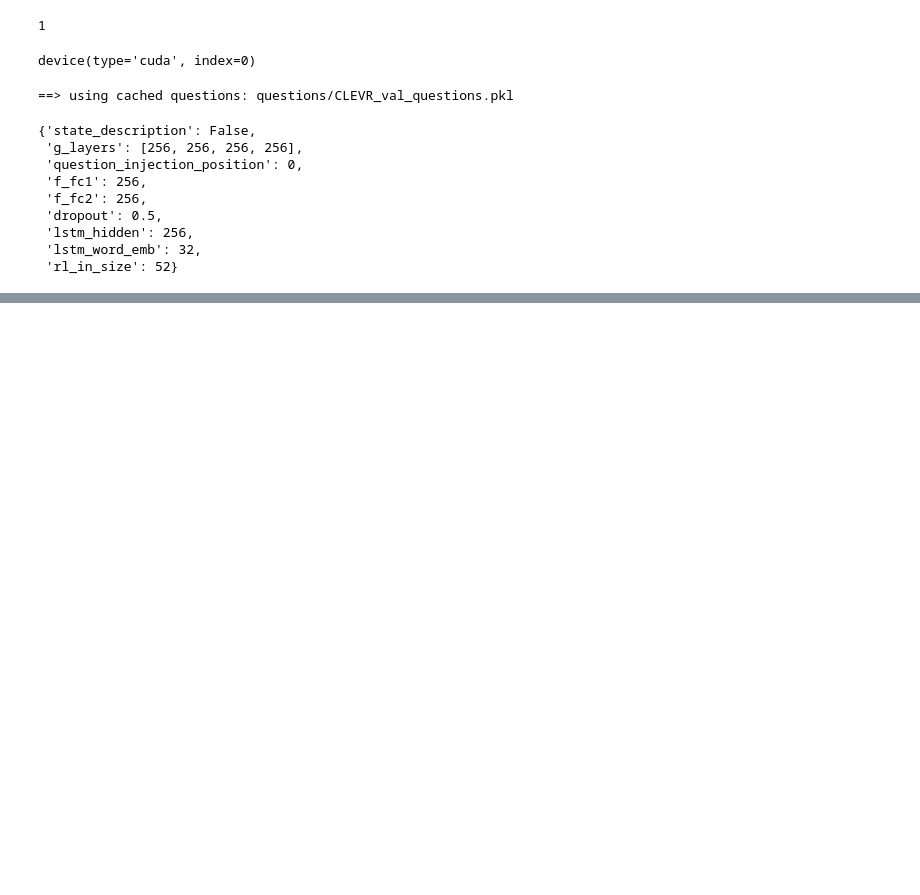
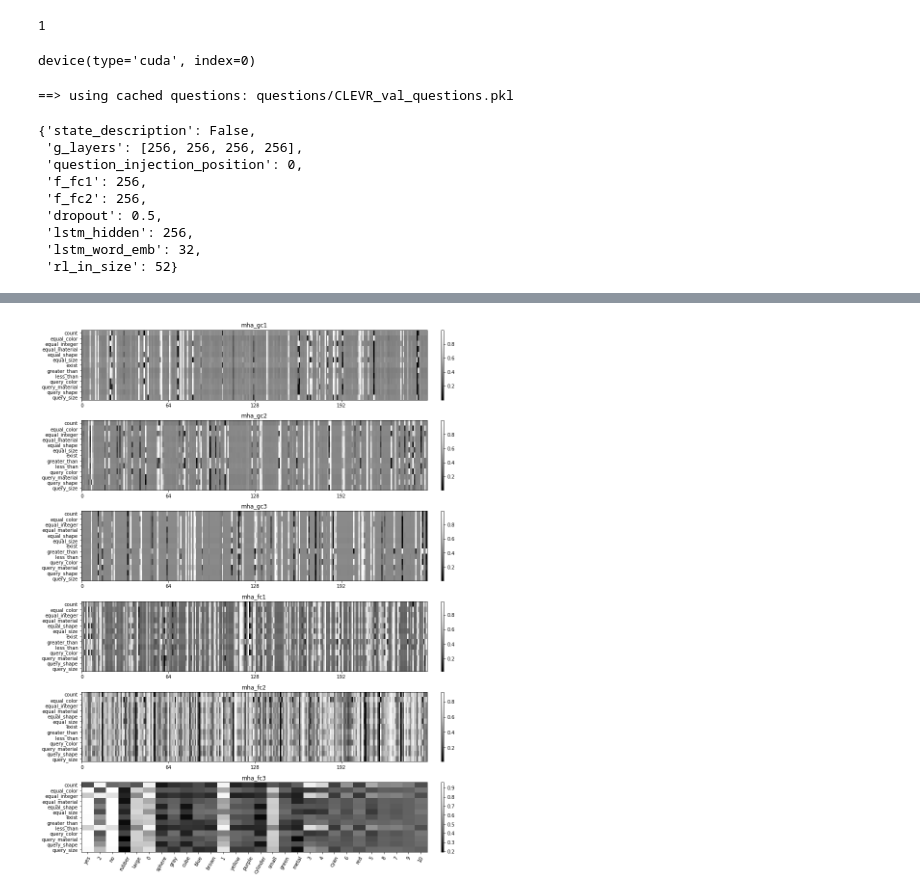
Before and after one commit to fcorencoret/dynamic-rn, a Jupyter notebook: visualizaciones.ipynb, the cells around one changed output, grey strips where cells are left out. Drawn from its saved outputs; the diff is of its cells as text; code cells hidden in the pictures; blank space fills up the shorter version.

Commit message:
visualize weigths

```diff
--- a/visualizaciones.ipynb
+++ b/visualizaciones.ipynb
@@ -104,8 +105,8 @@ device(type='cuda', index=0)
 selected_ds_per_qtype, dictionaries = init_selected_datasets(
     '/mnt/nas2/GrimaRepo/datasets/CLEVR_v1.0',
     # '/Users/sebamenabar/Documents/datasets/CLEVR/CLEVR_v1.0/',
-    '/home/fcorencoret/RelationNetworks-CLEVR/questions/CLEVR_built_dictionaries.pkl',
-    # 'viz/CLEVR_built_dictionaries.pkl',
+#     '/home/fcorencoret/RelationNetworks-CLEVR/questions/CLEVR_built_dictionaries.pkl',
+    'viz/CLEVR_built_dictionaries.pkl',
     'viz/selected_idxs_per_qtype.json',
 )
 
@@ -135,9 +136,10 @@ hyp
 # hyp['lstm_hidden'] = 128
 model = load_model(
     RN(args, hyp),
-    # '/mnt/nas2/GrimaRepo/jahurtado/codes/dynamic-rn/Norm_learn_reg_sb_0.1/best_weights.pth',
     '/home/fcorencoret/RelationNetworks-CLEVR/Norm_L1_0.1_sb_0.5/best_weights.pth',
-    [device],
+#     '/home/rmanterola/repos/dynamic-rn/nRelu_Norm_L1_0.1_sb_0.5/best_weights.pth',
+#     data_parallel=False,
+    device_ids=[device],
 )
 # %% [output]
 Supposing original DeepMind model
@@ -154,7 +154,7 @@ res = compute_mid_results(
     selected_ds_per_qtype,
     bsz=128,
     device=device,
-    samples_per_qtype=256,
+    samples_per_qtype=1,
     with_identity=True,
     # with_attention=False,
 )
@@ -161,2 +163,7 @@ res = compute_mid_results(
+# %%
+import collections
+res_mask = collections.OrderedDict({k : v for k,v in res.items() if ('question' not in k and 'answer' not in k)})
+res_questions = collections.OrderedDict({k.replace('_question', '') : v for k,v in res.items() if 'question' in k})
+res_answers = collections.OrderedDict({k.replace('_answer', '') : v for k,v in res.items() if 'answer' in k})
 # %%
 metrics = get_all_metrics(
@@ -164,10 +171,12 @@ metrics = get_all_metrics(
     # mha_names=[],
 )
 # %%
-fig, axes = plot_masks_per_qtype(res, adict=dictionaries[1])
-fig.suptitle(f'{model_name} - Mean Mask per Question')
+fig, axes = plot_masks_per_qtype(res_mask, adict=dictionaries[1])
+# fig.suptitle(f'{model_name} - Mean Mask per Question')
 fig.show()
-fig.savefig(f'images/{model_folder}/mean_mask_per_question.jpg', dpi=200)
+# fig.savefig(f'images/{model_folder}/mean_mask_per_question.jpg', dpi=200)
+# %% [output]
+[figure, added]
 # %%
 fig, axes = plot_masks_histograms(metrics['agg_metrics'])
 fig.suptitle(f'{model_name} - Agg Masks Distribution')
```
Also changed, not shown: parts of 32 cells of this notebook.
